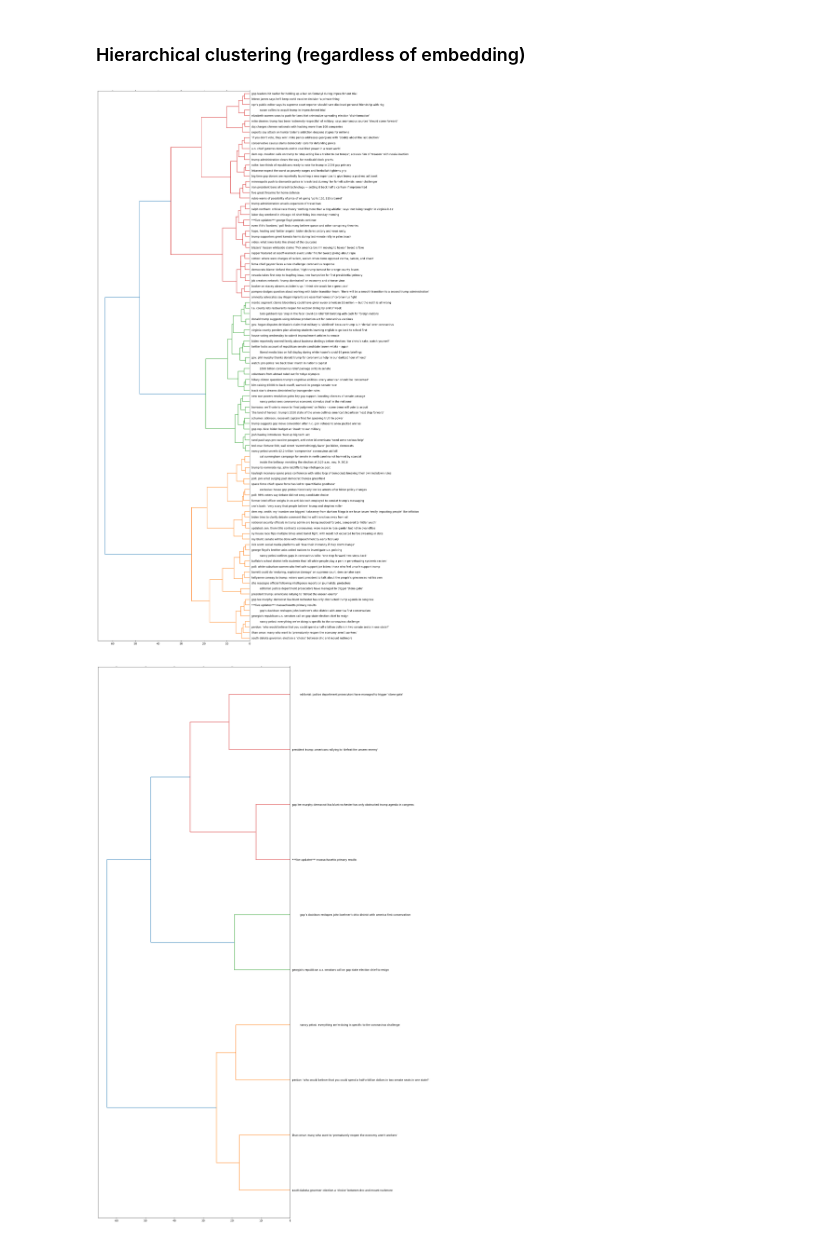
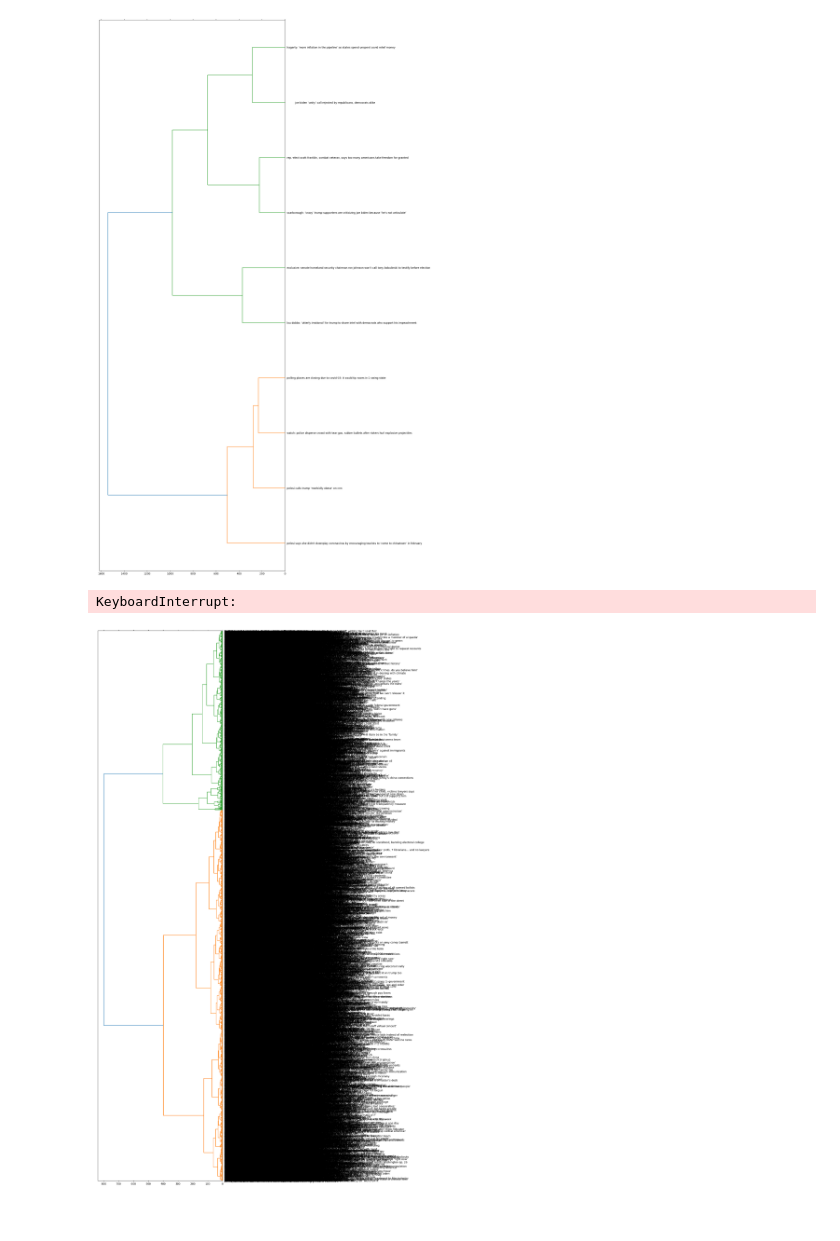
Before and after one commit to meganhmoore/LingoQuartet, a Jupyter notebook: notebooks/megans_hierarchical_part_2.ipynb, the cells around one changed output. Saved outputs shown, nothing was run; the diff lists cells and outputs as text; code cells hidden in the pictures.

Commit message:
did 22k bert embedded hierarchical and clustered at different levels, distance 30 seems relatively promising, tfidf added but didnt shoow clear toopics

```diff
--- a/notebooks/megans_hierarchical_part_2.ipynb
+++ b/notebooks/megans_hierarchical_part_2.ipynb
@@ -28,11 +23,8 @@ from sklearn.metrics.pairwise import cosine_similarity
 from sklearn.model_selection import train_test_split
 from gensim.models import FastText
 # %%
-# embeddings = pd.read_pickle("../data/clean_2020articles_w_title_embeddings.pkl")
-embeddings = pd.read_csv("../data/metadata_w_2020articles_cleaned.csv")
+embeddings = pd.read_pickle("./data/clean_2020articles_w_title_embeddings.pkl")
 # %%
 # embeddings
 # %%
-# only training on 3700 articles because cosine similarity is
-# very computationally intensive
-train, test = train_test_split(embeddings, test_size=0.7, random_state=42)
+train, test = train_test_split(embeddings, test_size=0.4, random_state=42)
@@ -96,6 +83,5 @@ array([[-0.08646769, -0.09509287, -0.02140042, ..., -0.0946512 ,
 # %%
-# If using BERT embeddings, start from here and uncomment the subsequent lines
-# train["bert_embeddings"] = train["bert_sentence_embedding_title_only"].apply(lambda x: x.cpu())
-# train["np_embeddings"] = train["bert_embeddings"].apply(lambda x: x.numpy())
-# np_embedding = np.vstack(train["np_embeddings"])
+train["bert_embeddings"] = train["bert_sentence_embedding_title_only"].apply(lambda x: x.cpu())
+train["np_embeddings"] = train["bert_embeddings"].apply(lambda x: x.numpy())
+np_embedding = np.vstack(train["np_embeddings"])
 # %%
@@ -103,4 +91,2 @@ array([[-0.08646769, -0.09509287, -0.02140042, ..., -0.0946512 ,
-# %% [markdown]
-### Hierarchical clustering (regardless of embedding)
 # %%
 def ward_hierarchical_clustering(feature_matrix):
@@ -114,13 +98,13 @@ import matplotlib.pyplot as plt
 %matplotlib inline
 
 
-def plot_hierarchical_clusters(linkage_matrix, data, p=100, figure_size=(8,12), embedding=''):
+def plot_hierarchical_clusters(linkage_matrix, data, p=100, figure_size=(8,12)):
     # set size
     fig, ax = plt.subplots(figsize=figure_size)
     titles = data['title'].values.tolist()
     # plot dendrogram
     R = dendrogram(linkage_matrix, orientation="left",
-                   truncate_mode='lastp', # TODO probably want to use level instead
+                   truncate_mode='lastp',
                    p=p,
                    no_plot=True)
     temp = {R["leaves"][ii]: titles[ii] for ii in range(len(R["leaves"]))}
@@ -130,7 +114,7 @@ def plot_hierarchical_clusters(linkage_matrix, data, p=100, figure_size=(8,12),
 
     ax = dendrogram(
             linkage_matrix,
-            truncate_mode='lastp', # TODO probably want to use level instead
+            truncate_mode='lastp',
             orientation="left",
             p=p,
             leaf_label_func=llf,
@@ -142,5 +126,5 @@ def plot_hierarchical_clusters(linkage_matrix, data, p=100, figure_size=(8,12),
                     top='off',
                     labelbottom='off')
     plt.tight_layout()
-    plt.savefig(f'../data/hierachical_clusters_{p}_{embedding}.png', dpi=200)
+    plt.savefig(f'./data/bert_hierachical_clusters_num_docs_{data.shape[0]}_level_{p}.png', dpi=200)
 # %%
@@ -151,19 +133,18 @@ bert_linkage_matrix = ward_hierarchical_clustering(np_embedding)
 fast_text_linkage_matrix = ward_hierarchical_clustering(doc_vecs_ft)
 # %%
-plot_hierarchical_clusters(fast_text_linkage_matrix,
-                           p=100,
+plot_hierarchical_clusters(bert_linkage_matrix,
+                           p=10,
                            data=train,
-                           figure_size=(18, 30),
-                           embedding='fast_text')
+                           figure_size=(18, 30))
 # %% [output]
-[figure, old version]
+[figure, new version]
 # %%
-plot_hierarchical_clusters(fast_text_linkage_matrix,
-                           p=10,
+plot_hierarchical_clusters(bert_linkage_matrix,
+                           p=100,
                            data=train,
-                           figure_size=(18, 30),
-                           embedding='fast_text')
+                           figure_size=(18, 30))
 # %% [output]
+KeyboardInterrupt:
-[figure, old version]
+[figure, new version]
 # %%
 # This actually assigns a cluster number to each item depending on a certain cutoff point
```
Also changed, not shown: parts of 38 cells of this notebook.
